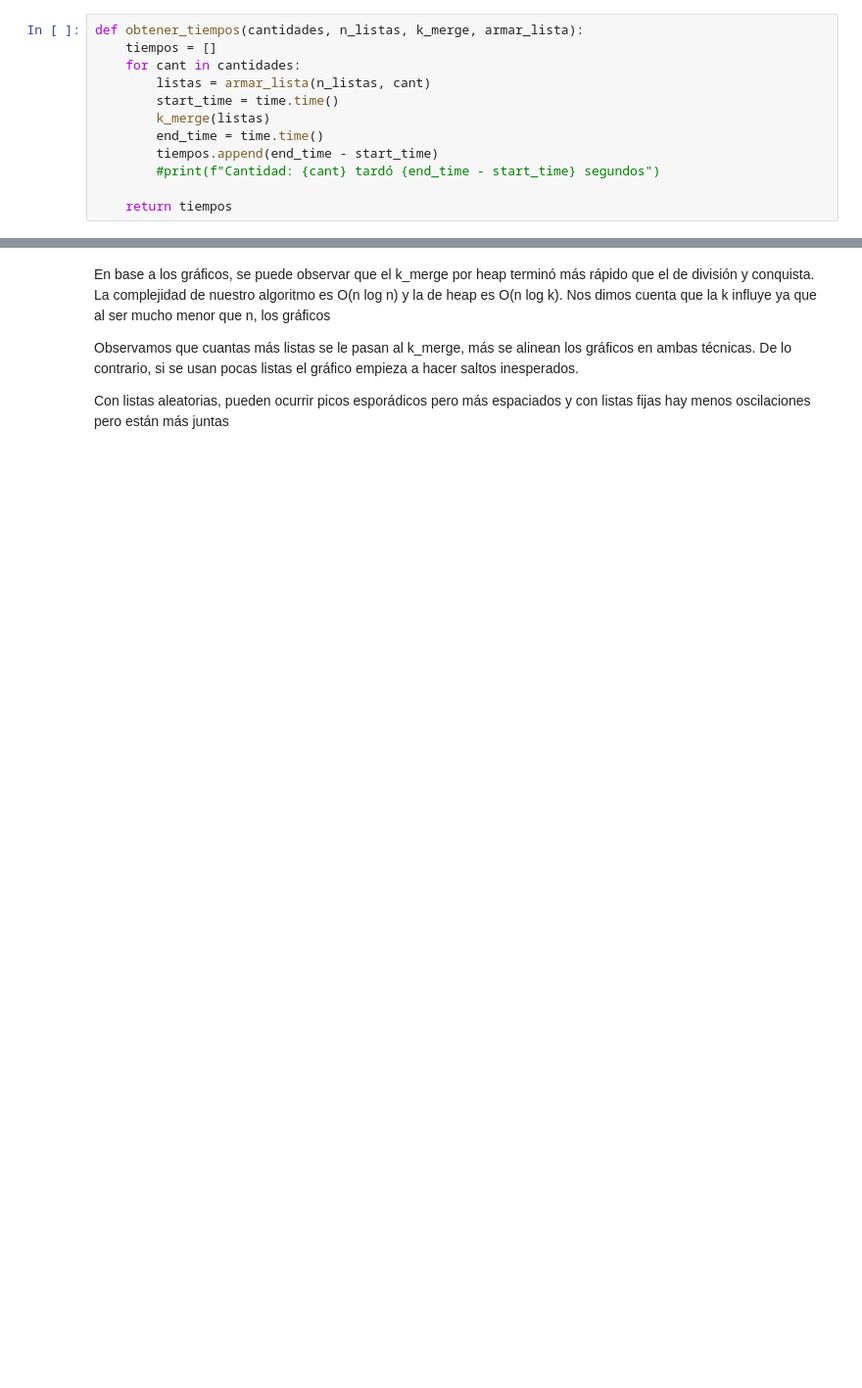
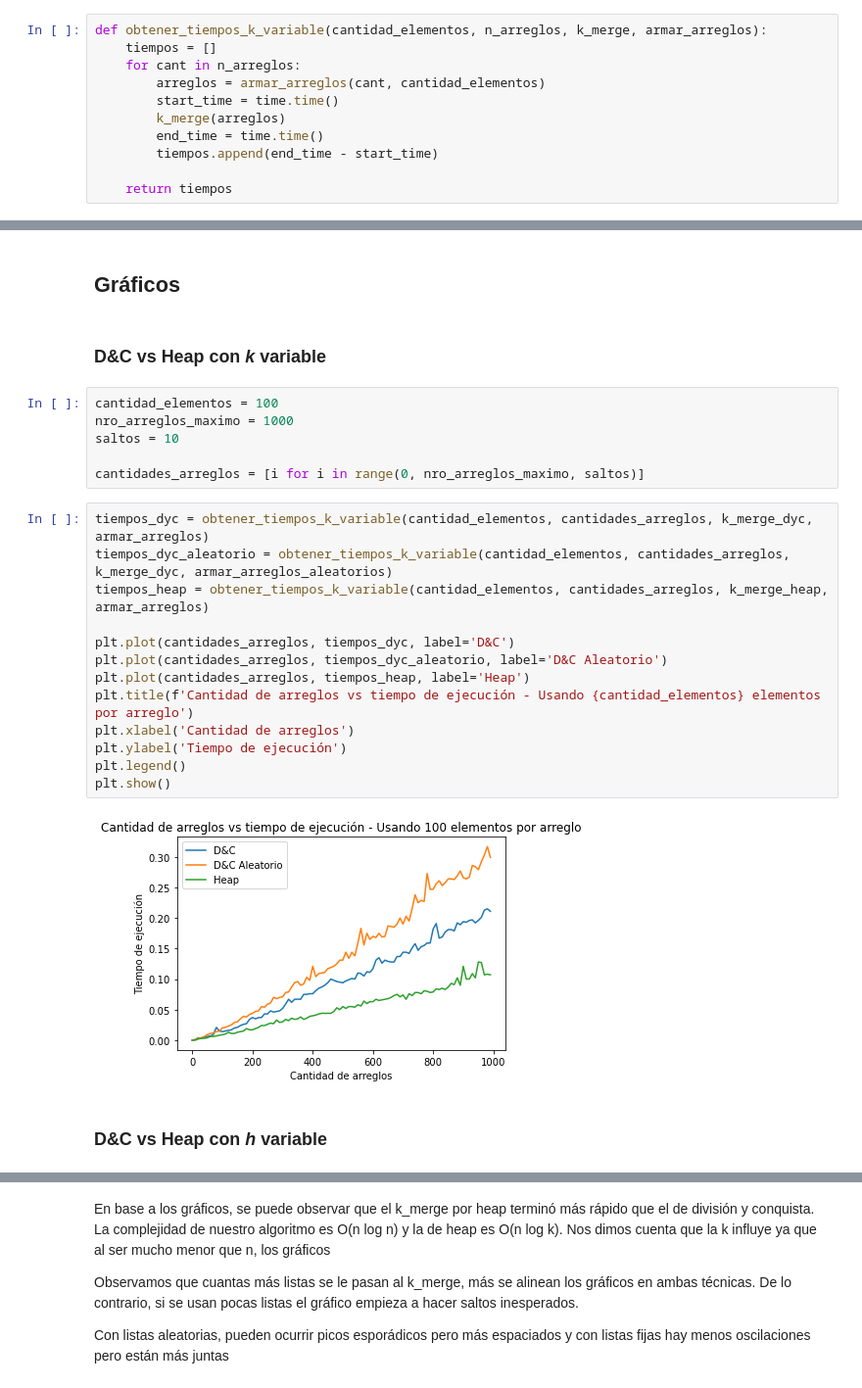
Before and after one commit to MartinUgarte/TDA-TP1, a Jupyter notebook: k_merge/graficos.ipynb, the cells around one changed output, grey strips where cells are left out. Shown at 98% size. Drawn from its saved outputs; the diff is of its cells as text; blank space fills up the shorter version.

```diff
--- a/k_merge/graficos.ipynb
+++ b/k_merge/graficos.ipynb
@@ -36,12 +38,11 @@ def armar_lista_volumen(cant_listas, cant_digitos):
 # %%
-def obtener_tiempos(cantidades, n_listas, k_merge, armar_lista):
+def obtener_tiempos_k_variable(cantidad_elementos, n_arreglos, k_merge, armar_arreglos):
     tiempos = []
-    for cant in cantidades:
-        listas = armar_lista(n_listas, cant)
+    for cant in n_arreglos:
+        arreglos = armar_arreglos(cant, cantidad_elementos)
         start_time = time.time()
-        k_merge(listas)
+        k_merge(arreglos)
         end_time = time.time()
         tiempos.append(end_time - start_time)
-        #print(f"Cantidad: {cant} tardó {end_time - start_time} segundos")
 
     return tiempos
@@ -48 +60,28 @@ def obtener_tiempos(cantidades, n_listas, k_merge, armar_lista):
+# %% [markdown]
+## Gráficos
+# %% [markdown]
+### D&C vs Heap con _k_ variable
+# %%
+cantidad_elementos = 100
+nro_arreglos_maximo = 1000
+saltos = 10
+
+cantidades_arreglos = [i for i in range(0, nro_arreglos_maximo, saltos)]
+# %%
+tiempos_dyc = obtener_tiempos_k_variable(cantidad_elementos, cantidades_arreglos, k_merge_dyc, armar_arreglos)
+tiempos_dyc_aleatorio = obtener_tiempos_k_variable(cantidad_elementos, cantidades_arreglos, k_merge_dyc, armar_arreglos_aleatorios)
+tiempos_heap = obtener_tiempos_k_variable(cantidad_elementos, cantidades_arreglos, k_merge_heap, armar_arreglos)
+
+plt.plot(cantidades_arreglos, tiempos_dyc, label='D&C')
+plt.plot(cantidades_arreglos, tiempos_dyc_aleatorio, label='D&C Aleatorio')
+plt.plot(cantidades_arreglos, tiempos_heap, label='Heap')
+plt.title(f'Cantidad de arreglos vs tiempo de ejecución - Usando {cantidad_elementos} elementos por arreglo')
+plt.xlabel('Cantidad de arreglos')
+plt.ylabel('Tiempo de ejecución')
+plt.legend()
+plt.show()
+# %% [output]
+[figure, added]
+# %% [markdown]
+### D&C vs Heap con _h_ variable
 # %%
```
Also changed, not shown: parts of 13 cells of this notebook, 2 other files.
